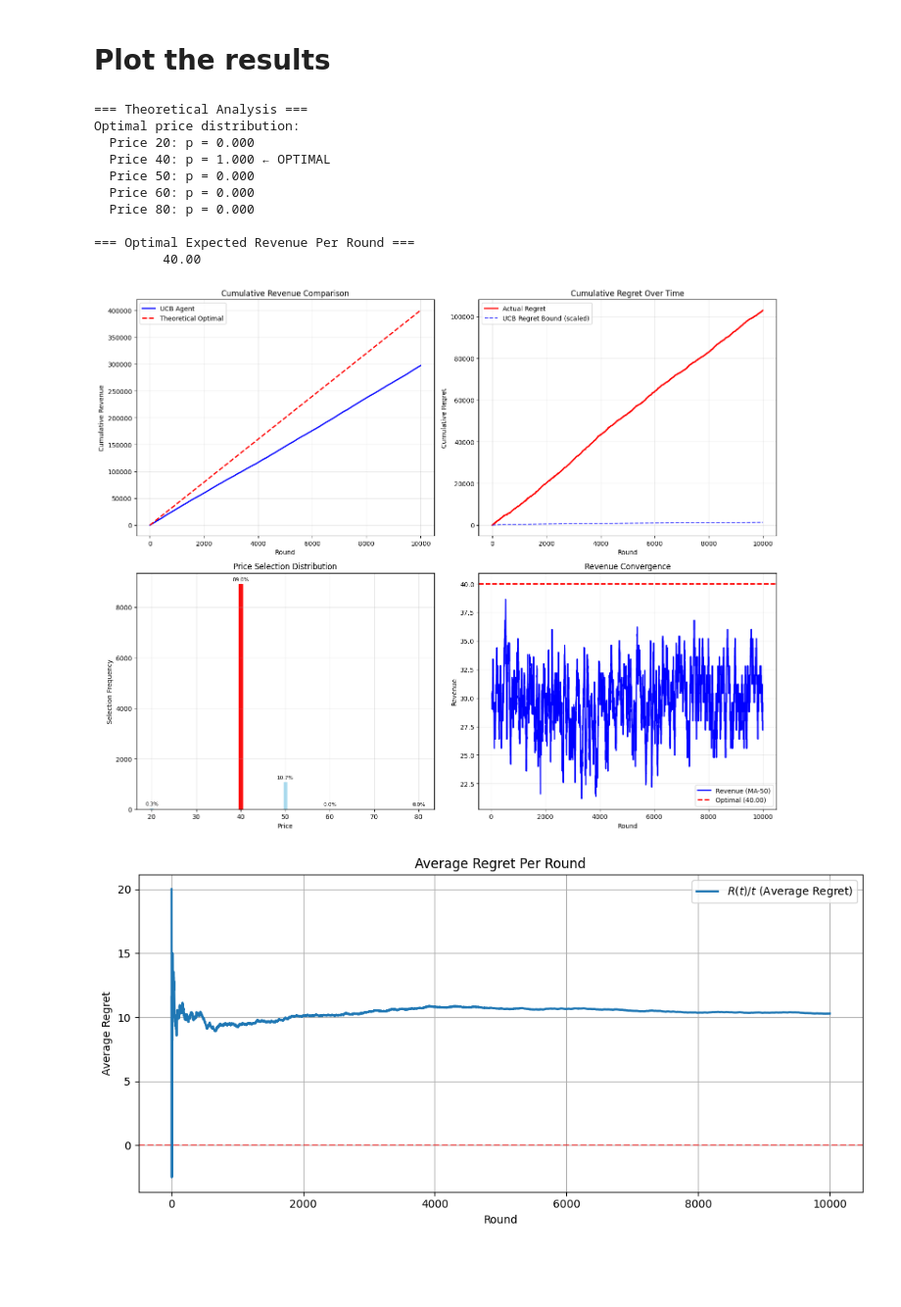
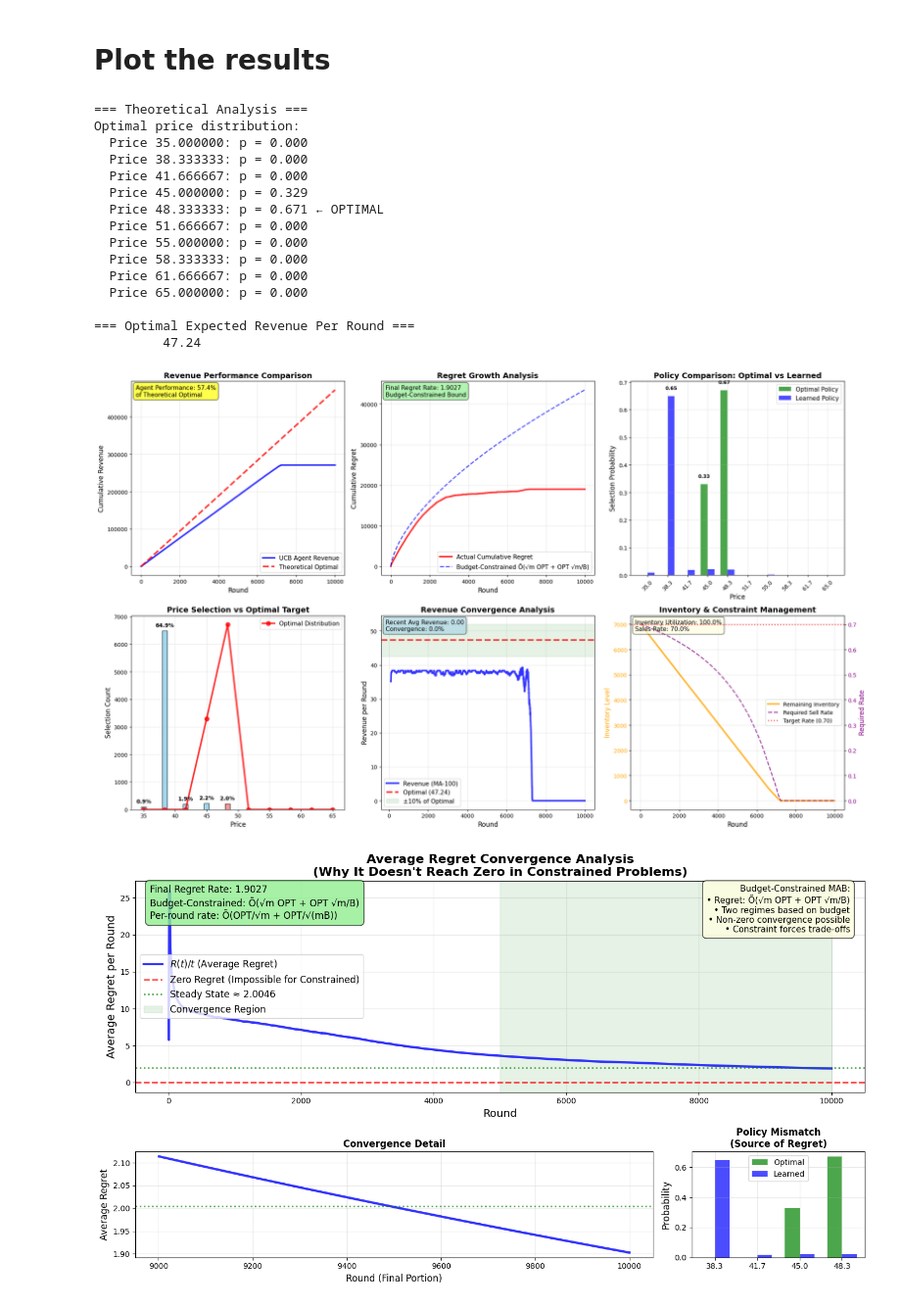
Before and after one commit to Filippo-Galli/Online-Learning-Application-project, a Jupyter notebook: 1_single_prod_stoc_B_const/main.ipynb, the cells around one changed output. Shown at 98% size. Saved outputs shown, nothing was run; the diff lists cells and outputs as text; code cells hidden in the pictures; blank space fills up the shorter version.

Commit message:
Correct the plot and the regret, added minor adaptive penalties to the UCB algorithm

```diff
--- a/1_single_prod_stoc_B_const/main.ipynb
+++ b/1_single_prod_stoc_B_const/main.ipynb
@@ -387,6 +613,7 @@ def run_simulator(
             valuation_distribution=valuation_dist
         )
         agent = UCBLikeAgent(**agent_params)
+        #agent = ThompsonSamplingAgent(P =agent_params['P'], T=T, prices=agent_params['prices'], rho_penalty=agent_params['rho_penalty'])
 
         for t in range(T):
             if agent.remaining_inventory < 1 and first_inventory_empty is None:
@@ -444,7 +671,8 @@ def run_simulator(
         'total_revenue': total_revenue,
         'opt_dist': opt_dist,
         'optimal_idx': optimal_idx,
-        'optimal_revenue': optimal_revenue
+        'optimal_revenue': optimal_revenue,
+        'agent': agent  # Add the final agent state
     }
 # %% [markdown]
 # Plot
@@ -635,7 +1105,7 @@ def plot_results(T, revenues, cumulative_revenue, price_counts,
 # Environment Configuration
 env_config = {
     'valuation_mean': 50,  # Average customer valuation
-    'valuation_std': 15,   # Standard deviation of customer valuations
+    'valuation_std': 5,   # Standard deviation of customer valuations
     'demand_noise_std': 0.005  # Noise in demand probability
 }
 
@@ -643,14 +1113,20 @@ env_config = {
 valuation_dist = stats.norm(loc=env_config['valuation_mean'], scale=env_config['valuation_std'])
 
 T = 10000  # Number of rounds
-inventory = 8000  # Inventory constraint
+inventory = T*0.7 # Inventory constraint
+
+# Calculate epsilon for exploration
+epsilon = T**(-1/3)  # Epsilon for UCB exploration
+
+# Create a reasonable number of price options (e.g., 5-10 prices)
+num_prices = max(5, min(10, int(1/epsilon)))  # Ensure reasonable range
 
 agent_params = {
-    'P': inventory, #inventory constraint
-    'T': T, #number of rounds
-    'prices': [20, 40, 50, 60, 80], #set of prices
-    'confidence_bound': 1,  # UCB exploration parameter
-    'rho_penalty': 0.7
+    'P': inventory,  # inventory constraint
+    'T': T,  # number of rounds
+    'prices': np.linspace(35, 65, num=num_prices),  # set of prices
+    'confidence_bound': 1.5,  # UCB exploration parameter (reduced for better performance)
+    'rho_penalty': 4  # Penalty factor for inventory constraint (increased to allow more sales)
 }
 
 agent = UCBLikeAgent(**agent_params)
@@ -681,4 +1157,5 @@ best_prices = results['best_prices']
 first_inventory_empty = results['first_inventory_empty']
 total_revenue = results['total_revenue']
 price_counts = results['price_counts']
+agent = results['agent']  # Get the actual agent used in simulation
 # %% [output]
@@ -698,19 +1213,23 @@ Theoretical optimal: [0. 1. 0. 0. 0.] (expected revenue: 40.00)
 # %% [markdown]
 # Plot the results
 # %%
-plot_res=plot_results(T, revenues, cumulative_revenue, price_counts,
-                 agent_params, sales, agent, valuation_dist, env_config)
+plot_res=plot_results(T, revenues, cumulative_revenue, price_counts, agent_params, sales, agent, valuation_dist, env_config)
 # %% [output]
 === Theoretical Analysis ===
 Optimal price distribution:
-  Price 20: p = 0.000
-  Price 40: p = 1.000 ← OPTIMAL
-  Price 50: p = 0.000
-  Price 60: p = 0.000
-  Price 80: p = 0.000
+  Price 35.000000: p = 0.000
+  Price 38.333333: p = 0.000
+  Price 41.666667: p = 0.000
+  Price 45.000000: p = 0.329
+  Price 48.333333: p = 0.671 ← OPTIMAL
+  Price 51.666667: p = 0.000
+  Price 55.000000: p = 0.000
+  Price 58.333333: p = 0.000
+  Price 61.666667: p = 0.000
+  Price 65.000000: p = 0.000
 
 === Optimal Expected Revenue Per Round ===
-         40.00
+         47.24
-[figure, old version]
+[figure, new version]
-[figure, old version]
+[figure, new version]
 === Regret Growth Analysis ===
```
Also changed, not shown: parts of 9 cells of this notebook.
